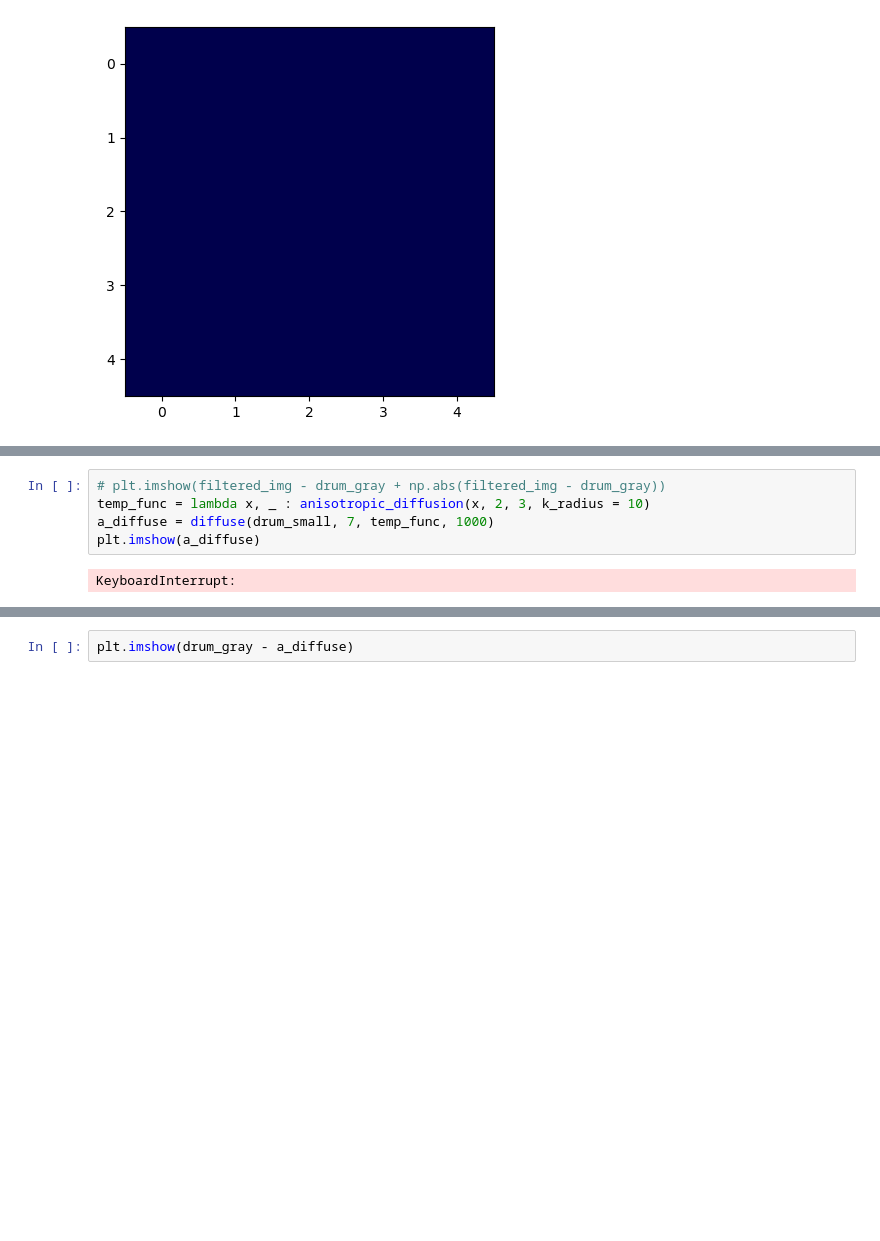
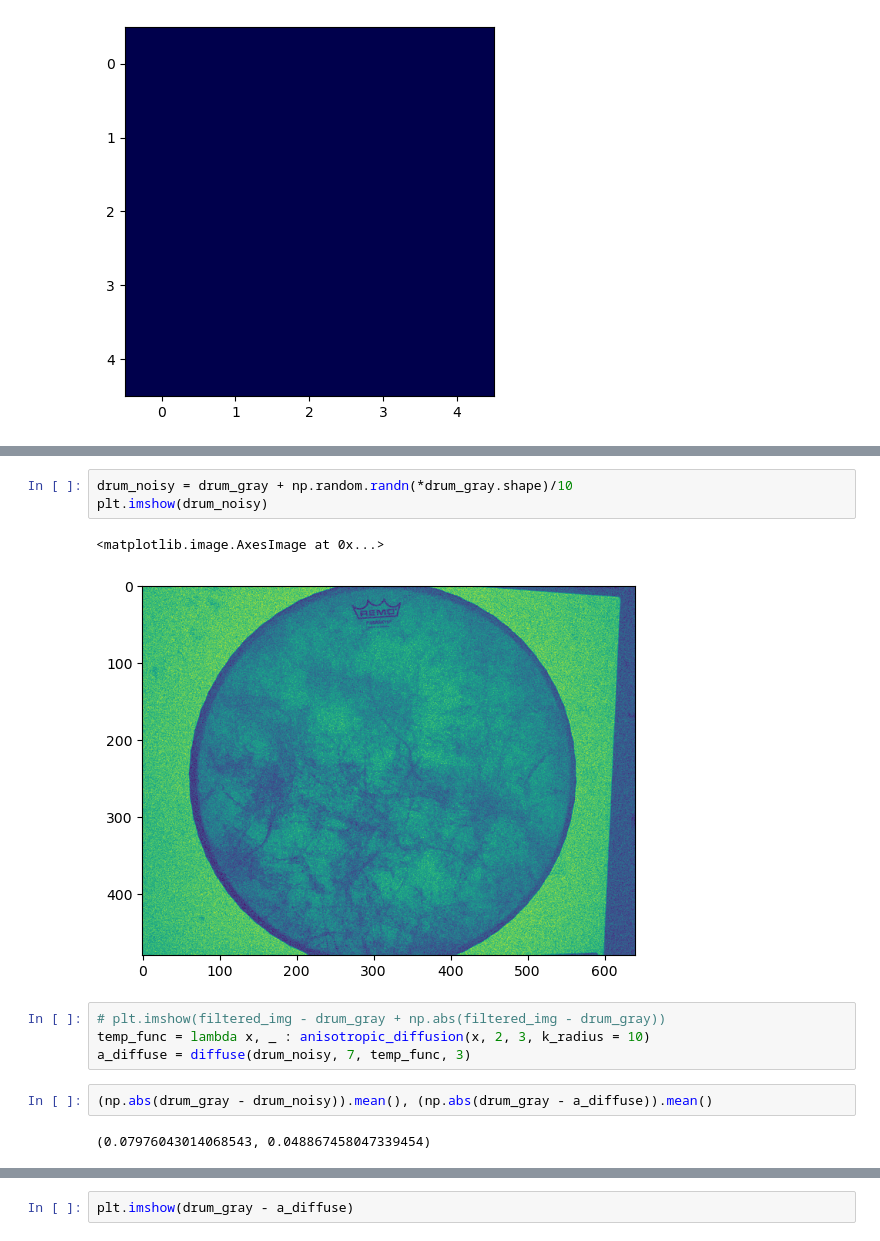
Before and after one commit to wernst24/bobdiffusion, a Jupyter notebook: experiment.ipynb, the cells around one changed output, grey strips where cells are left out. Drawn from its saved outputs; the diff is of its cells as text; blank space fills up the shorter version.

```diff
--- a/experiment.ipynb
+++ b/experiment.ipynb
@@ -174,7 +179,14 @@ plt.imshow(filtered_img)
+# %%
+drum_noisy = drum_gray + np.random.randn(*drum_gray.shape)/10
+plt.imshow(drum_noisy)
+# %% [output]
+<matplotlib.image.AxesImage at 0x...>
+[figure, added]
 # %%
 # plt.imshow(filtered_img - drum_gray + np.abs(filtered_img - drum_gray))
 temp_func = lambda x, _ : anisotropic_diffusion(x, 2, 3, k_radius = 10)
-a_diffuse = diffuse(drum_small, 7, temp_func, 1000)
-plt.imshow(a_diffuse)
+a_diffuse = diffuse(drum_noisy, 7, temp_func, 3)
-# %% [output]
-KeyboardInterrupt:
+# %%
+(np.abs(drum_gray - drum_noisy)).mean(), (np.abs(drum_gray - a_diffuse)).mean()
+# %% [output]
+(0.07976043014068543, 0.048867458047339454)
```
Also changed, not shown: parts of 3 cells of this notebook.
